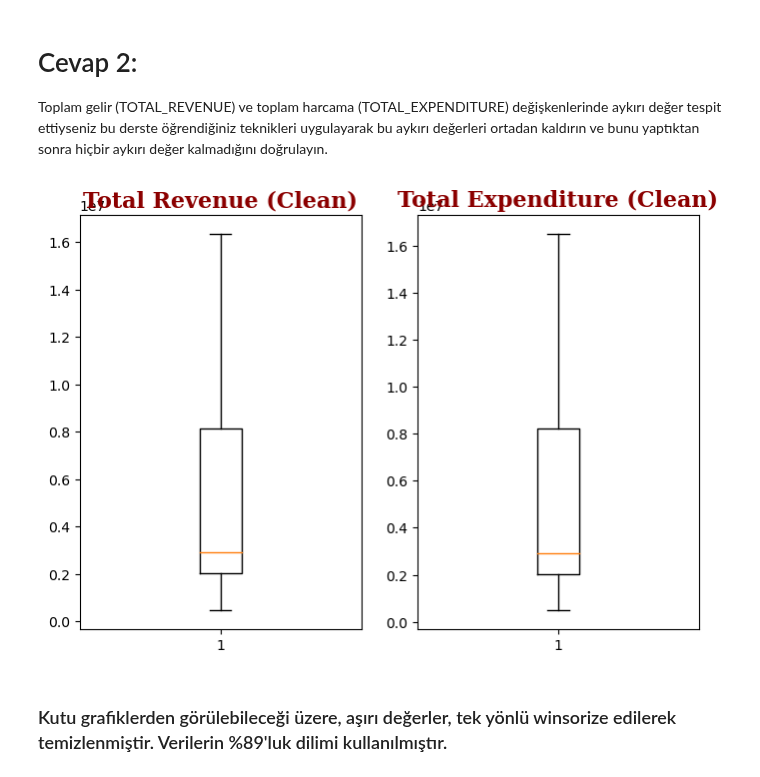
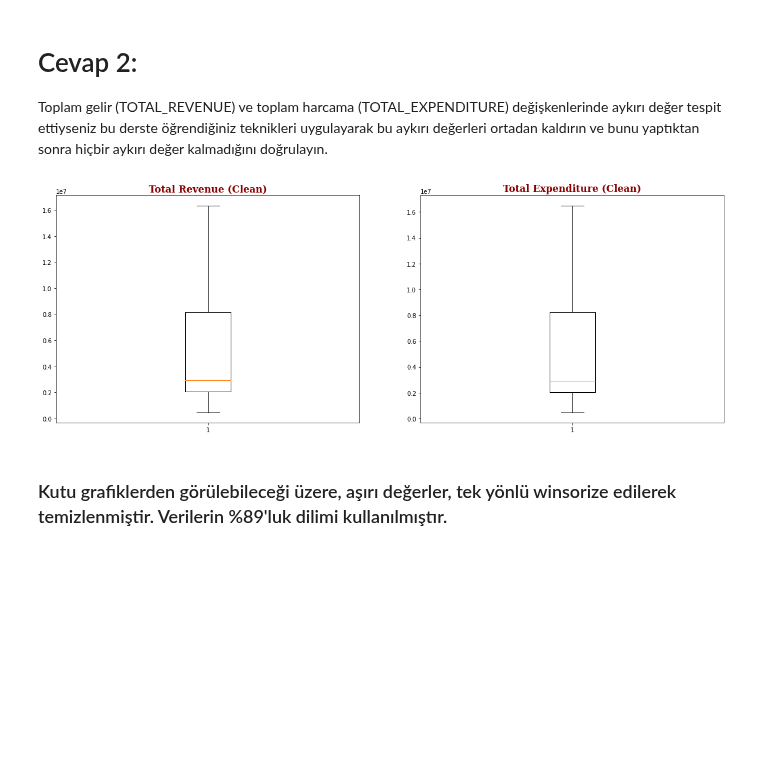
Before and after one commit to gulmert89/bootcamp_files, a Jupyter notebook: odev_VT3-asiri-degerler.ipynb, the cells around one changed output. Cells and saved outputs as stored; diff of their text form; code cells hidden in the pictures; blank space fills up the shorter version.

```diff
--- a/odev_VT3-asiri-degerler.ipynb
+++ b/odev_VT3-asiri-degerler.ipynb
@@ -186,17 +187,18 @@ from scipy.stats.mstats import winsorize
 clean_REVENUE = winsorize(education["TOTAL_REVENUE"], (0, 0.11))
 clean_EXPENDITURE = winsorize(education["TOTAL_EXPENDITURE"], (0, 0.11))
 # %%
+plt.figure(figsize=(20,7))
 plt.subplot(1,2,1)
 plt.boxplot(clean_REVENUE, whis=None, vert=True)
 plt.title("Total Revenue (Clean)", fontdict=title_font)
 
 plt.subplot(1,2,2)
 plt.boxplot(clean_EXPENDITURE, whis=None, vert=True)
 plt.title("Total Expenditure (Clean)", fontdict=title_font)
 plt.show()
 ## Bu kutu grafikler sağa çarpık değil mi?
 # %% [output]
-[figure, old version]
+[figure, new version]
 # %% [markdown]
 ### Kutu grafiklerden görülebileceği üzere, aşırı değerler, tek yönlü winsorize edilerek temizlenmiştir. Verilerin %89'luk dilimi kullanılmıştır.
 # %% [markdown]
```
Also changed, not shown: parts of 11 cells of this notebook.
